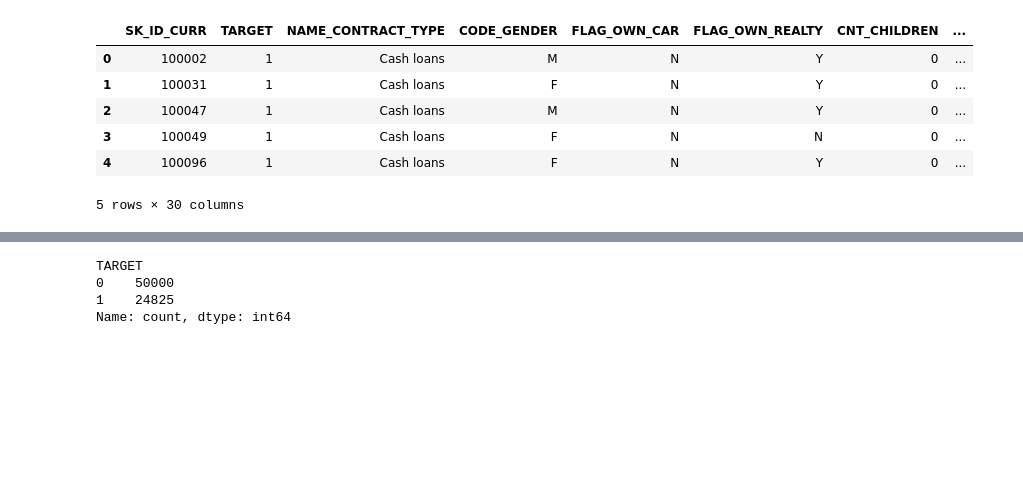
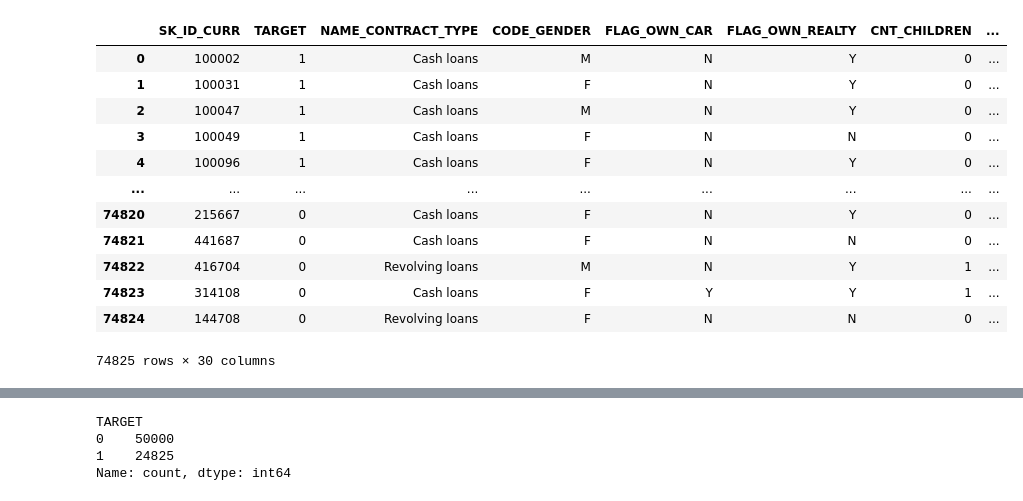
Before and after one commit to zohrabgulushev/Data-Science-Practice, a Jupyter notebook: Data Science Practice/Fraud Detection (bank industry).ipynb, the cells around one changed output, grey strips where cells are left out. Drawn from its saved outputs; the diff is of its cells as text; code cells hidden in the pictures; blank space fills up the shorter version.

```diff
--- a/Data Science Practice/Fraud Detection (bank industry).ipynb
+++ b/Data Science Practice/Fraud Detection (bank industry).ipynb
@@ -25,14 +15,20 @@ from sklearn.metrics import accuracy_score
 # %%
-df= pd.read_csv(r'fraud.csv')
-df.head()
+data = pd.read_csv(r'fraud.csv')
+data
 # %% [output]
 |  | SK_ID_CURR | TARGET | NAME_CONTRACT_TYPE | CODE_GENDER | FLAG_OWN_CAR | FLAG_OWN_REALTY | CNT_CHILDREN | ... |
 | 0 | 100002 | 1 | Cash loans | M | N | Y | 0 | ... |
 | 1 | 100031 | 1 | Cash loans | F | N | Y | 0 | ... |
 | 2 | 100047 | 1 | Cash loans | M | N | Y | 0 | ... |
 | 3 | 100049 | 1 | Cash loans | F | N | N | 0 | ... |
 | 4 | 100096 | 1 | Cash loans | F | N | Y | 0 | ... |
+| ... | ... | ... | ... | ... | ... | ... | ... | ... |
+| 74820 | 215667 | 0 | Cash loans | F | N | Y | 0 | ... |
+| 74821 | 441687 | 0 | Cash loans | F | N | N | 0 | ... |
+| 74822 | 416704 | 0 | Revolving loans | M | N | Y | 1 | ... |
+| 74823 | 314108 | 0 | Cash loans | F | Y | Y | 1 | ... |
+| 74824 | 144708 | 0 | Revolving loans | F | N | N | 0 | ... |
-5 rows × 30 columns
+74825 rows × 30 columns
 # %%
 data.describe(include='all')
 # %% [output]
```
Also changed, not shown: parts of 73 cells of this notebook.
